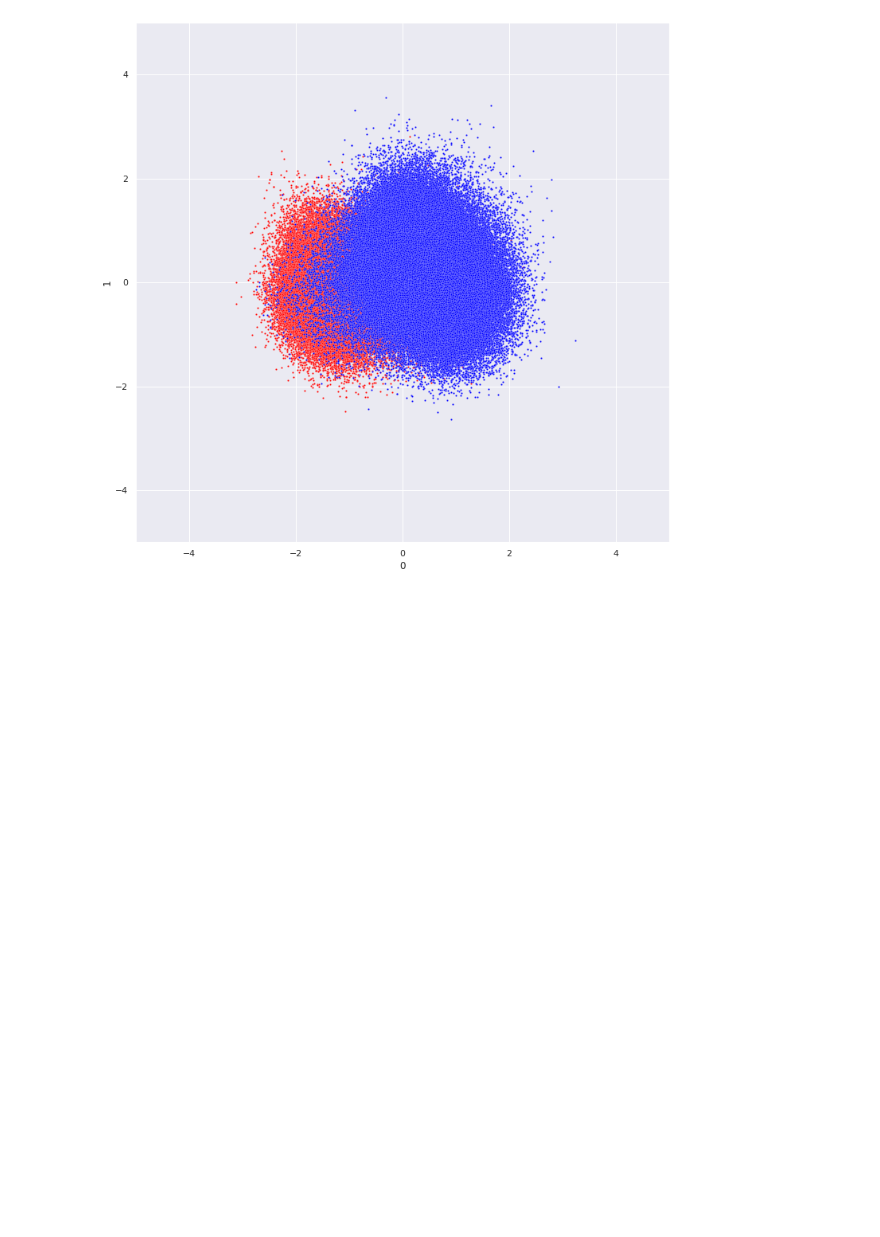
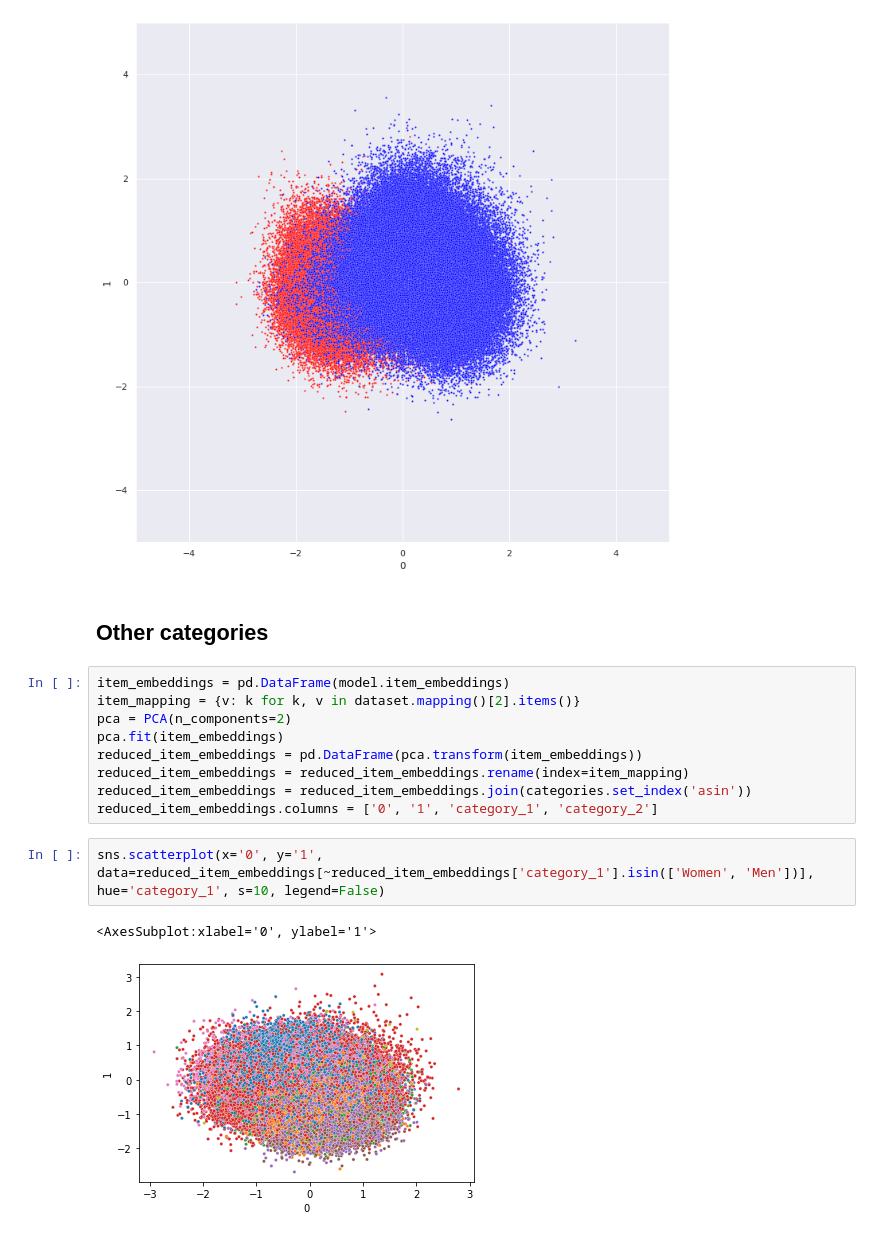
Before and after one commit to Ruruthia/OPUS, a Jupyter notebook: lightfm_evaluation/LightFM_evaluation_1000_no_regularize_5_core.ipynb, the cells around one changed output. Drawn from its saved outputs; the diff is of its cells as text; blank space fills up the shorter version.

```diff
--- a/lightfm_evaluation/LightFM_evaluation_1000_no_regularize_5_core.ipynb
+++ b/lightfm_evaluation/LightFM_evaluation_1000_no_regularize_5_core.ipynb
@@ -211,3 +211,19 @@ sns.scatterplot(x='0', y='1', data=women_embeddings, color='blue', s=5).set(xlim
 # %% [output]
 [(-5.0, 5.0), (-5.0, 5.0)]
 [figure]
+# %% [markdown]
+## Other categories
+# %%
+item_embeddings = pd.DataFrame(model.item_embeddings)
+item_mapping = {v: k for k, v in dataset.mapping()[2].items()}
+pca = PCA(n_components=2)
+pca.fit(item_embeddings)
+reduced_item_embeddings = pd.DataFrame(pca.transform(item_embeddings))
+reduced_item_embeddings = reduced_item_embeddings.rename(index=item_mapping)
+reduced_item_embeddings = reduced_item_embeddings.join(categories.set_index('asin'))
+reduced_item_embeddings.columns = ['0', '1', 'category_1', 'category_2']
+# %%
+sns.scatterplot(x='0', y='1', data=reduced_item_embeddings[~reduced_item_embeddings['category_1'].isin(['Women', 'Men'])], hue='category_1', s=10, legend=False)
+# %% [output]
+<AxesSubplot:xlabel='0', ylabel='1'>
+[figure, added]
```
Also changed, not shown: parts of 6 cells of this notebook, 7 other files.
